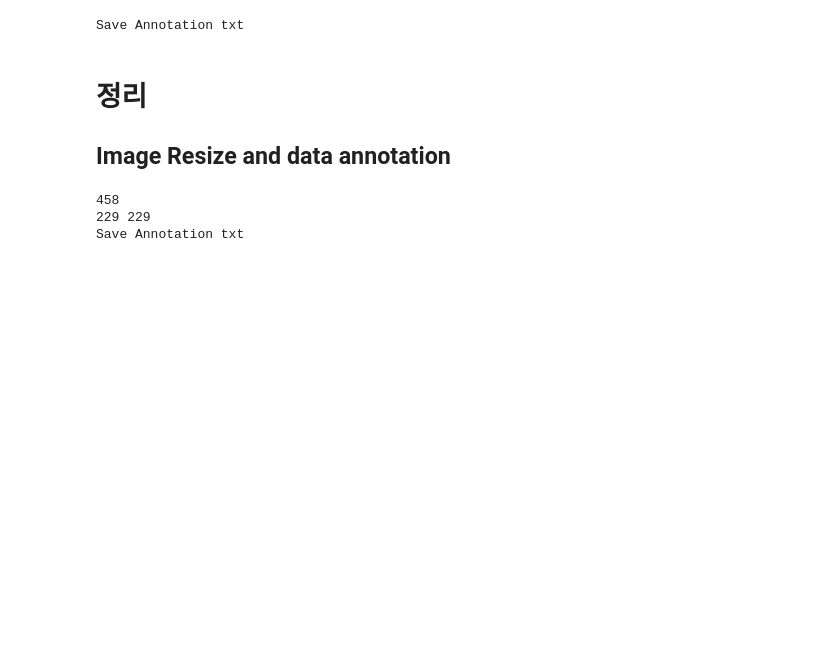
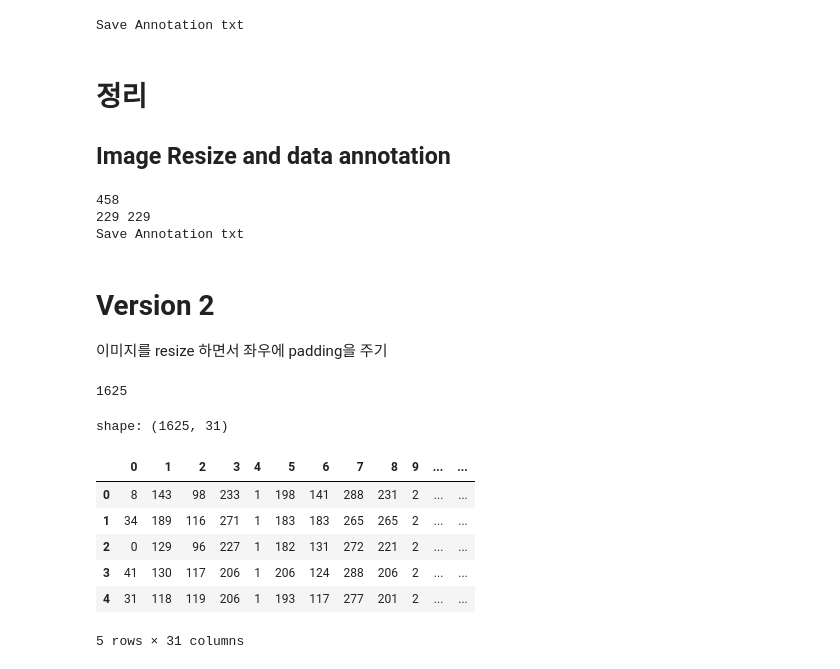
Before and after one commit to Lagom92/cnn_tutorial, a Jupyter notebook: 4. Detection yolo/EDA/resize_imgs_and_anno.ipynb, the cells around one changed output. Drawn from its saved outputs; the diff is of its cells as text; code cells hidden in the pictures; blank space fills up the shorter version.

```diff
--- a/4. Detection yolo/EDA/resize_imgs_and_anno.ipynb
+++ b/4. Detection yolo/EDA/resize_imgs_and_anno.ipynb
@@ -187,3 +187,7 @@ print("Save Annotation txt")
 458
 229 229
 Save Annotation txt
+# %% [markdown]
+# Version 2
+
+이미지를 resize 하면서 좌우에 padding을 주기
@@ -189,0 +201,31 @@ Save Annotation txt
+# %%
+train_data_path = '../data/train/'
+
+train_data_lst = os.listdir(train_data_path)
+
+print(len(train_data_lst))
+# %% [output]
+1625
+# %%
+# txt data
+train_txt_path = '../data/train_annotation.txt'
+
+df = pd.read_csv(train_txt_path, header=None)
+
+df['title'] = df[0].str.split(' ').str[0]
+
+df[0] = df[0].str.split(' ').str[1]
+
+df = df.astype({0:'int64'})
+
+print('shape:', df.shape)
+df.head()
+# %% [output]
+shape: (1625, 31)
+|  | 0 | 1 | 2 | 3 | 4 | 5 | 6 | 7 | 8 | 9 | ... | ... |
+| 0 | 8 | 143 | 98 | 233 | 1 | 198 | 141 | 288 | 231 | 2 | ... | ... |
+| 1 | 34 | 189 | 116 | 271 | 1 | 183 | 183 | 265 | 265 | 2 | ... | ... |
+| 2 | 0 | 129 | 96 | 227 | 1 | 182 | 131 | 272 | 221 | 2 | ... | ... |
+| 3 | 41 | 130 | 117 | 206 | 1 | 206 | 124 | 288 | 206 | 2 | ... | ... |
+| 4 | 31 | 118 | 119 | 206 | 1 | 193 | 117 | 277 | 201 | 2 | ... | ... |
+5 rows × 31 columns
```
Also changed, not shown: parts of 11 cells of this notebook.
